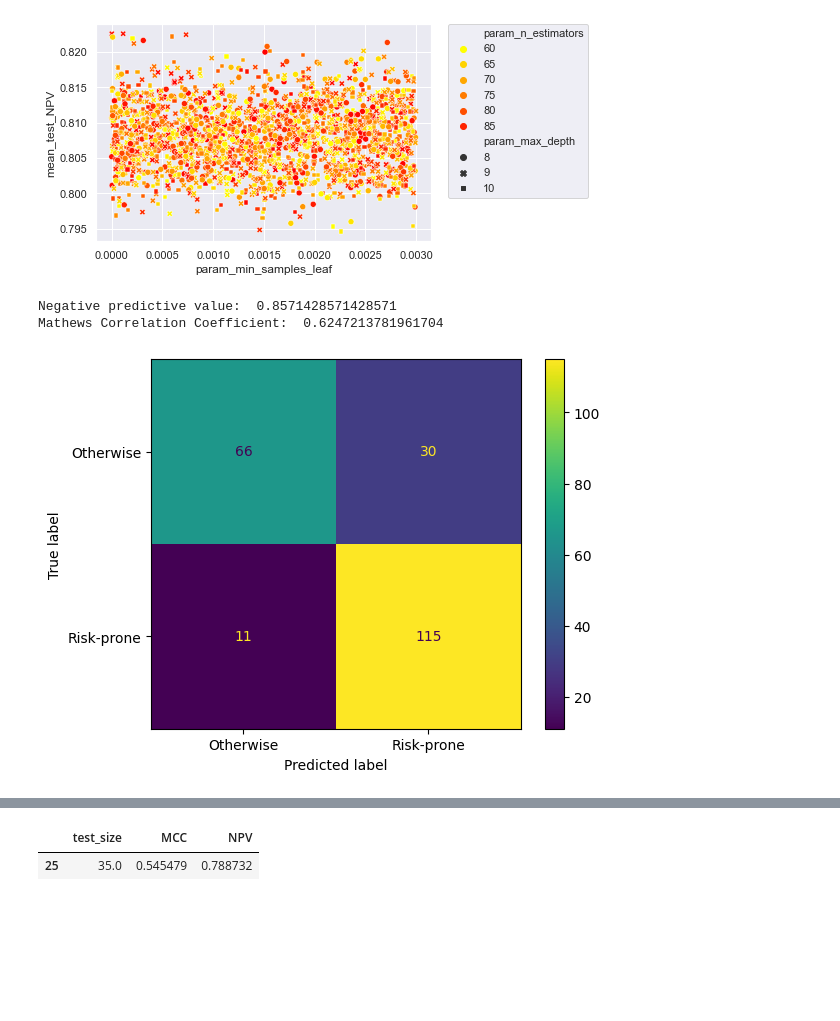
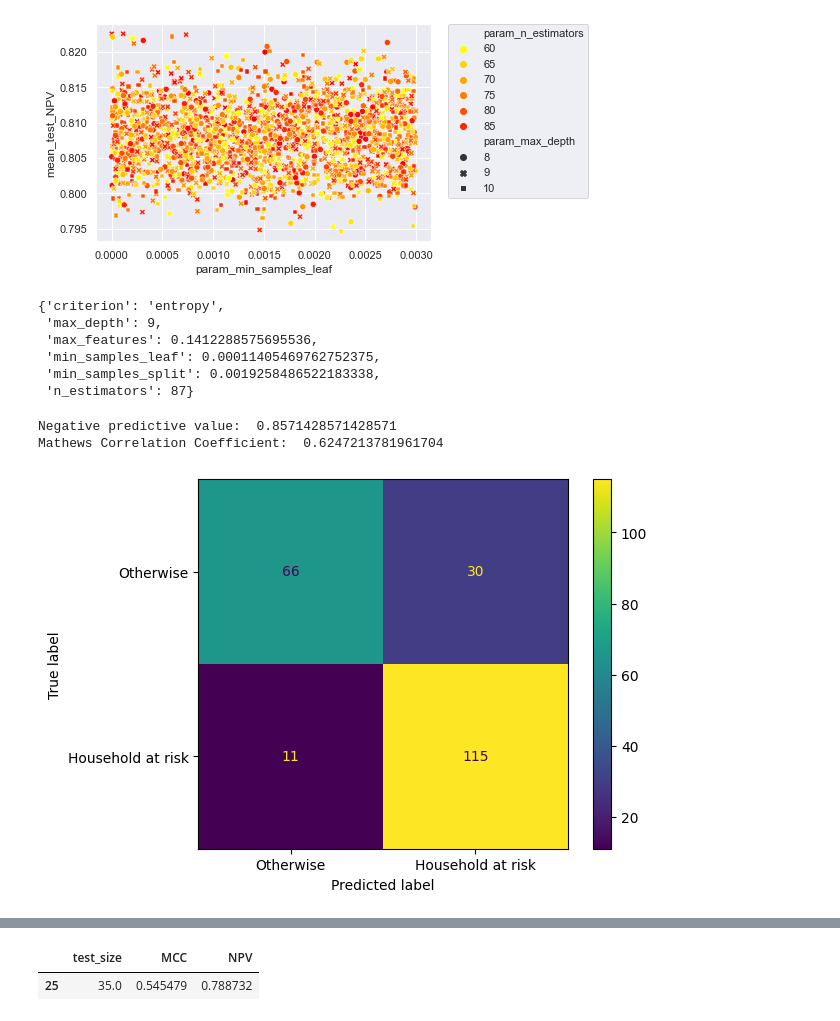
Before and after one commit to renatoquiliche/PaperCienciaDados-PunoPeru, a Jupyter notebook: Python Code/RFC_final.ipynb, the cells around one changed output, grey strips where cells are left out. Saved outputs shown, nothing was run; the diff lists cells and outputs as text; code cells hidden in the pictures; blank space fills up the shorter version.

```diff
--- a/Python Code/RFC_final.ipynb
+++ b/Python Code/RFC_final.ipynb
@@ -328,24 +322,33 @@ winner_model = RandomForestClassifier(criterion=params["criterion"], max_depth=p
                       max_features=params["max_features"], min_samples_leaf=params["min_samples_leaf"],
                       min_samples_split=params["min_samples_split"], n_estimators=params["n_estimators"],
                                      random_state=0)
+# %%
+params
+# %% [output]
+{'criterion': 'entropy',
+ 'max_depth': 9,
+ 'max_features': 0.1412288575695536,
+ 'min_samples_leaf': 0.00011405469762752375,
+ 'min_samples_split': 0.0019258486522183338,
+ 'n_estimators': 87}
 # %%
 from sklearn.metrics import confusion_matrix
 
 x_train, x_test, y_train, y_test = train_test_split(x, Y, random_state=0, test_size=0.2, stratify=Y)
 winner_model.fit(x_train, y_train)
 plt.rcParams.update(plt.rcParamsDefault)
 predictions = winner_model.predict(x_test)
 cm = confusion_matrix(y_test, predictions, labels=winner_model.classes_)
-disp = ConfusionMatrixDisplay(confusion_matrix=cm, display_labels=["Otherwise", "Risk-prone"])
+disp = ConfusionMatrixDisplay(confusion_matrix=cm, display_labels=["Otherwise", "Household at risk"])
 disp.plot()
 
 
 print('Negative predictive value: ', neg_pred_value(y_test, predictions))
 print('Mathews Correlation Coefficient: ', matthews_corrcoef(y_test, predictions))
 # %% [output]
 Negative predictive value:  0.8571428571428571
 Mathews Correlation Coefficient:  0.6247213781961704
-[figure, old version]
+[figure, new version]
 # %%
 grid = np.arange(0.1,1,0.01)
 
```
Also changed, not shown: parts of 10 cells of this notebook, 2 other files.
